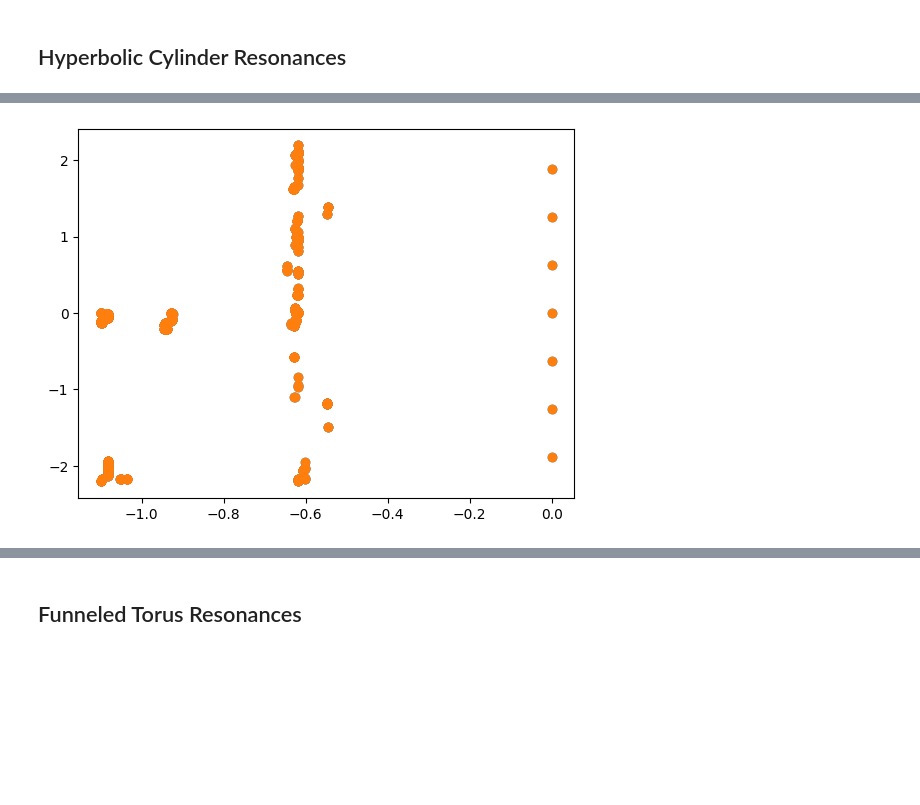
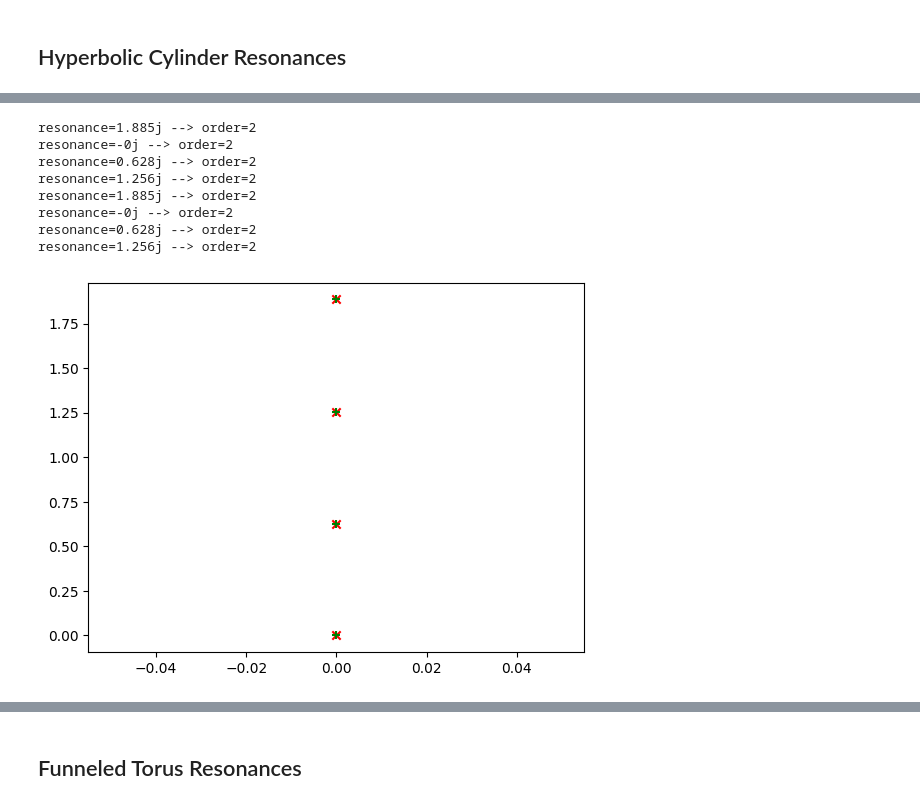
Before and after one commit to Spectral-Analysis-UPB/PyZeta, a Jupyter notebook: docs/teaser.ipynb, the cells around one changed output, grey strips where cells are left out. Drawn from its saved outputs; the diff is of its cells as text; code cells hidden in the pictures; blank space fills up the shorter version.

Commit message:
continue implementing teaser notebook. add additional component and class diagrams for experiments package.

```diff
--- a/docs/teaser.ipynb
+++ b/docs/teaser.ipynb
@@ -26,15 +32,18 @@ PyZetaInitializationHandler.initPyZetaServices()
 # calculate quantum resonances for Schottky and flow adapted cylinders
 initArgs = {"funnelWidth": 10.0, "rotate": False}
 width = initArgs["funnelWidth"]
-nMax = 8
+nMax = 10
 
-# TODO: refactor into functions; call on separate cells!
-for systemType in [
-    FunctionSystemType.HYPERBOLIC_CYLINDER,
-    FunctionSystemType.FLOW_CYLINDER,
-]:
+for systemType, color, marker in zip(
+    [
+        FunctionSystemType.FLOW_CYLINDER,
+        FunctionSystemType.HYPERBOLIC_CYLINDER,
+    ],
+    ["red", "green"],
+    ["x", "+"],
+):
     zeta = SelbergZeta(
-        functionSystem=FunctionSystemType.HYPERBOLIC_CYLINDER,
+        functionSystem=systemType,
         systemInitArgs=initArgs,
     )
 
@@ -45,8 +54,10 @@ for systemType in [
     )
 
     finder.calculateRoots(
-        reRan=(-1.1, 1.1), imRan=(-2.2, 2.2), precision=(3, 2)
+        reRan=(-0.4, 0.5), imRan=(-0.1, 2.2), precision=(3, 2)
     )
+    for res, order in zip(finder.roots, finder.orders):
+        print(f"resonance={res} --> order={order}")
 
-    plt.scatter(finder.roots.real, finder.roots.imag)
+    plt.scatter(finder.roots.real, finder.roots.imag, c=color, marker=marker)
 # %% [output]
@@ -57 +64,9 @@ for systemType in [
+resonance=1.885j --> order=2
+resonance=-0j --> order=2
+resonance=0.628j --> order=2
+resonance=1.256j --> order=2
+resonance=1.885j --> order=2
+resonance=-0j --> order=2
+resonance=0.628j --> order=2
+resonance=1.256j --> order=2
-[figure, old version]
+[figure, new version]
```
Also changed, not shown: parts of 8 cells of this notebook, 10 other files.
